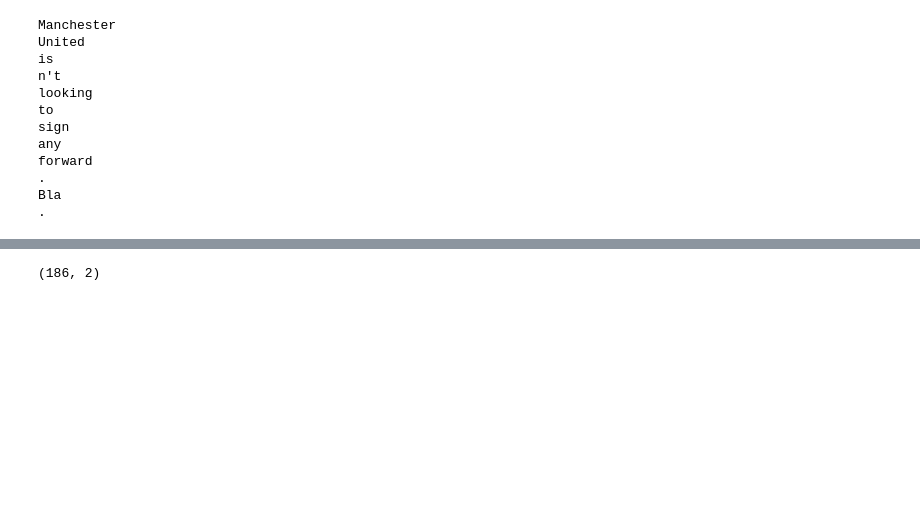
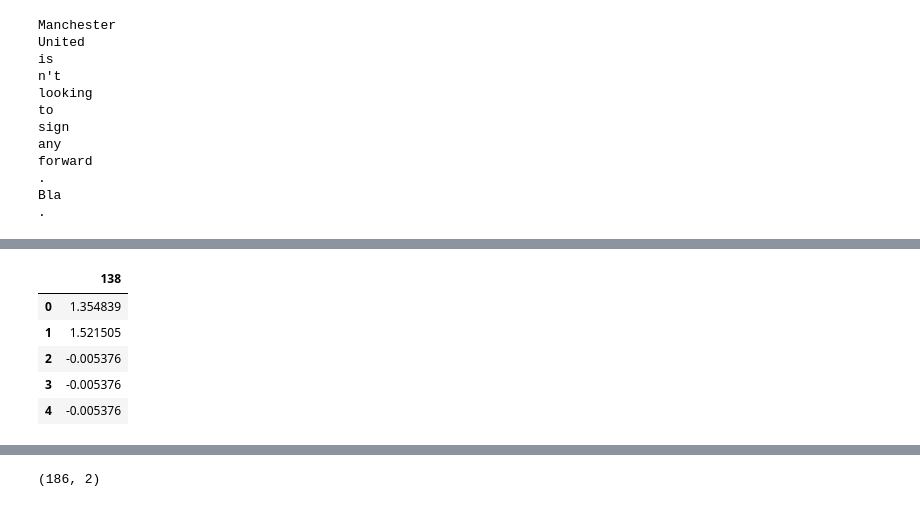
Before and after one commit to hbendekgey/NLPFinal, a Jupyter notebook: BOW.ipynb, the cells around one changed output, grey strips where cells are left out. Cells and saved outputs as stored; diff of their text form; code cells hidden in the pictures; blank space fills up the shorter version.

```diff
--- a/BOW.ipynb
+++ b/BOW.ipynb
@@ -88,0 +100,9 @@ spin-dry
+# %%
+diffdf.head()
+# %% [output]
+|  | 138 |
+| 0 | 1.354839 |
+| 1 | 1.521505 |
+| 2 | -0.005376 |
+| 3 | -0.005376 |
+| 4 | -0.005376 |
```
Also changed, not shown: parts of 13 cells of this notebook, 3 other files.
